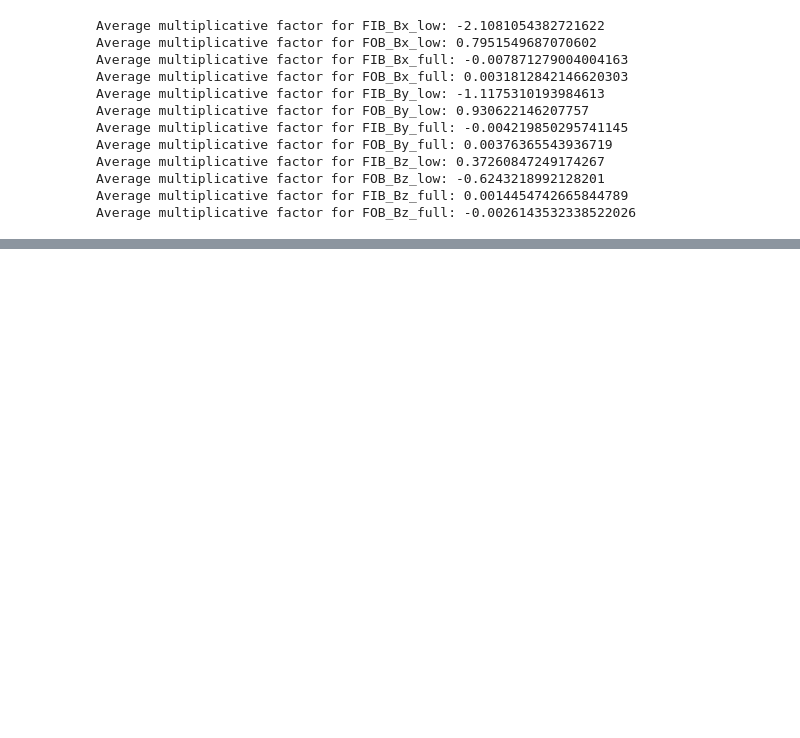
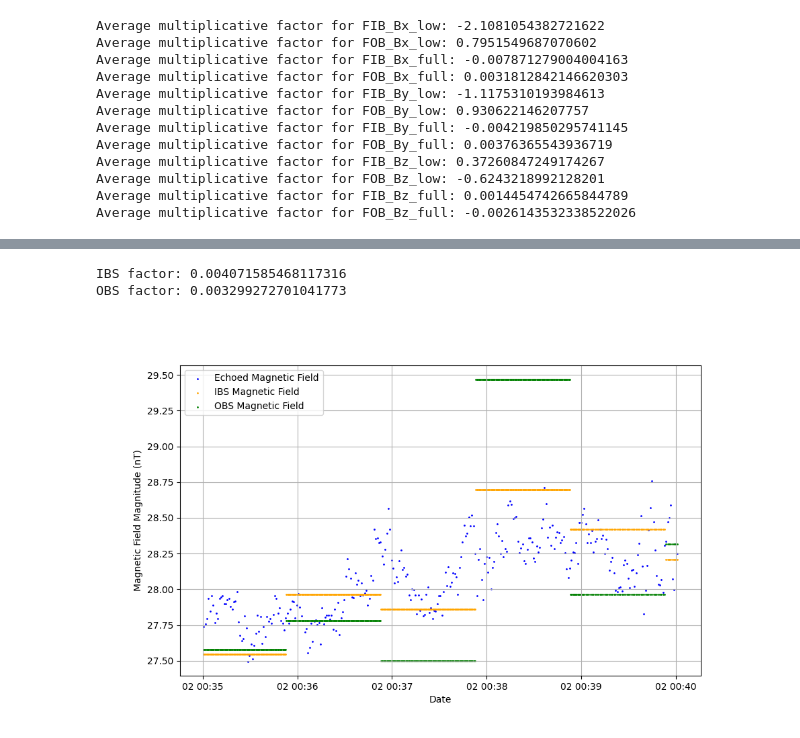
Before and after one commit to Pitcholine21/RPWI_Code, a Jupyter notebook: get_calibration_factors.ipynb, the cells around one changed output, grey strips where cells are left out. Saved outputs shown, nothing was run; the diff lists cells and outputs as text; code cells hidden in the pictures; blank space fills up the shorter version.

```diff
--- a/get_calibration_factors.ipynb
+++ b/get_calibration_factors.ipynb
@@ -304,0 +481,42 @@ Average multiplicative factor for FOB_Bz_full: -0.0026143532338522026
+# %%
+# Get |B| multiplicative factors for 2024/07/02
+
+hk_path = "../DATA/jmag_extracted_hk/JUI_JMAG_2024-07-01_2024-08-01_V001.csv"
+echoed_path = "../DATA/jmag_echoed/2024/07/02/JUICE_LU_RPWI-PPTD-LWYRPW79700_20240702T003500_V02.cdf"
+
+echoed_cdf = cdflib.CDF(echoed_path)
+
+NMD = echoed_cdf.varget('NMD')
+epoch = echoed_cdf.varget('Epoch')
+epoch = cdflib.cdfepoch.to_datetime(epoch)
+epoch = np.array(epoch, dtype='datetime64[ms]').astype('O')
+
+echoed_Bx = extract_double_from_columns(NMD, 9, 17)
+echoed_By = extract_double_from_columns(NMD, 17, 25)
+echoed_Bz = extract_double_from_columns(NMD, 25, 33)
+
+echoed_Bx = np.where(np.abs(echoed_Bx) < 1e-9, np.nan, echoed_Bx)
+echoed_By = np.where(np.abs(echoed_By) < 1e-9, np.nan, echoed_By)
+echoed_Bz = np.where(np.abs(echoed_Bz) < 1e-9, np.nan, echoed_Bz)
+
+B_echoed, B_IBS, B_OBS = get_magnitudes(hk_path, echoed_Bx, echoed_By, echoed_Bz, epoch)
+
+IBS_factor = np.nanmean(B_echoed) / np.nanmean(B_IBS)
+OBS_factor = np.nanmean(B_echoed) / np.nanmean(B_OBS)
+
+print(f"IBS factor: {IBS_factor}")
+print(f"OBS factor: {OBS_factor}")
+
+plt.figure(figsize=(10, 6))
+plt.scatter(epoch, B_echoed, label='Echoed Magnetic Field', s=1, color='blue')
+plt.scatter(epoch, IBS_factor*np.array(B_IBS), label='IBS Magnetic Field', s=1, color='orange')
+plt.scatter(epoch, OBS_factor*np.array(B_OBS), label='OBS Magnetic Field', s=1, color='green')
+plt.xlabel('Date')
+plt.ylabel('Magnetic Field Magnitude (nT)')
+plt.grid()
+plt.legend()
+plt.show()
+# %% [output]
+IBS factor: 0.004071585468117316
+OBS factor: 0.003299272701041773
+[figure, added]
```
Also changed, not shown: parts of 3 cells of this notebook, 11 other files.
